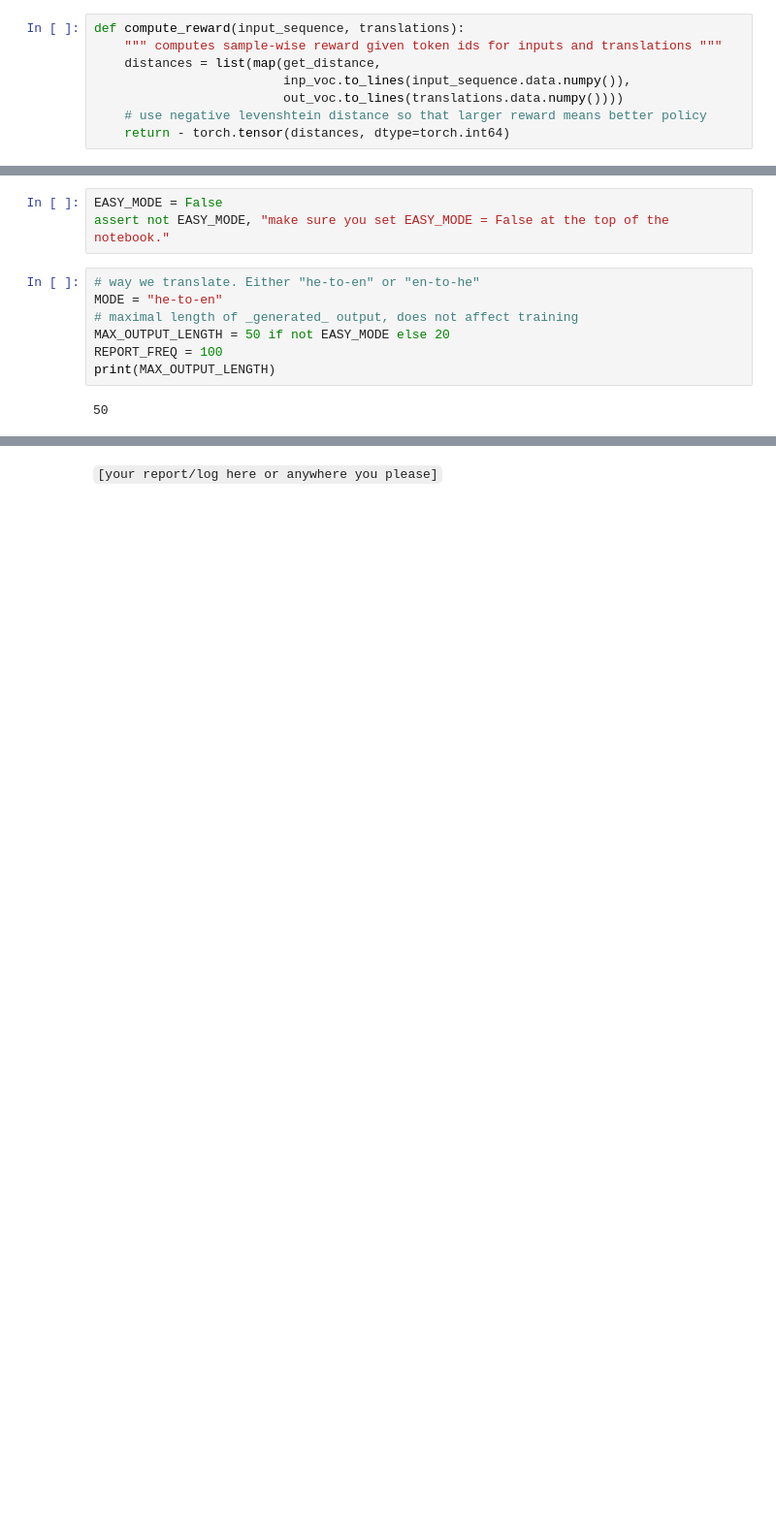
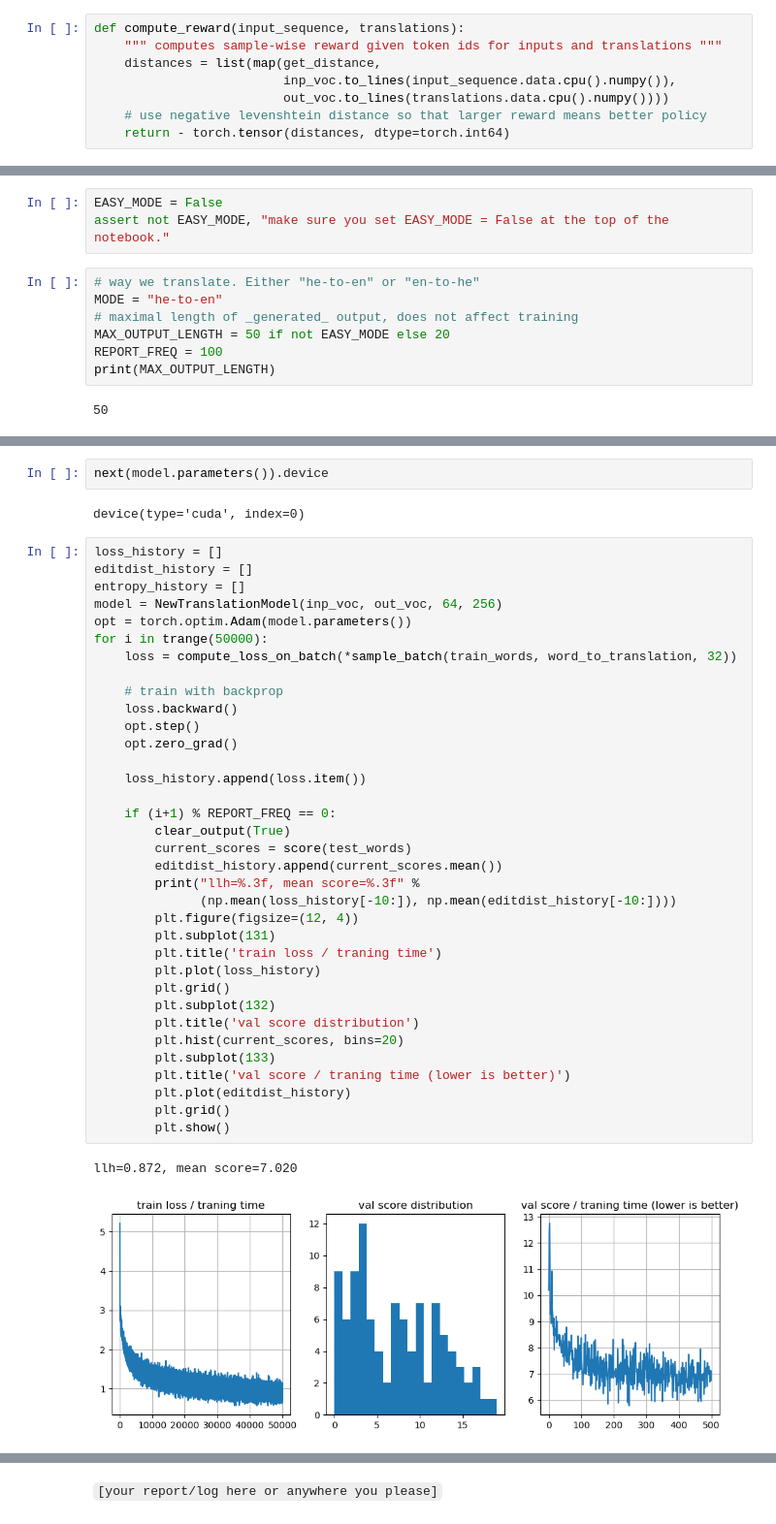
Before and after one commit to g0djan/Practical_RL, a Jupyter notebook: week07_seq2seq/practice_torch.ipynb, the cells around one changed output, grey strips where cells are left out. Shown at 97% size. Saved outputs shown, nothing was run; the diff lists cells and outputs as text; blank space fills up the shorter version.

Commit message:
week7 skeleton for lstm model

```diff
--- a/week07_seq2seq/practice_torch.ipynb
+++ b/week07_seq2seq/practice_torch.ipynb
@@ -501,8 +520,8 @@ Luckily, we already obtained the required outputs: `model.greedy_translations, m
 def compute_reward(input_sequence, translations):
     """ computes sample-wise reward given token ids for inputs and translations """
     distances = list(map(get_distance,
-                         inp_voc.to_lines(input_sequence.data.numpy()),
-                         out_voc.to_lines(translations.data.numpy())))
+                         inp_voc.to_lines(input_sequence.data.cpu().numpy()),
+                         out_voc.to_lines(translations.data.cpu().numpy())))
     # use negative levenshtein distance so that larger reward means better policy
     return - torch.tensor(distances, dtype=torch.int64)
 # %%
@@ -794,0 +905,42 @@ class NewTranslationModel(BasicTranslationModel):
+# %%
+next(model.parameters()).device
+# %% [output]
+device(type='cuda', index=0)
+# %%
+loss_history = []
+editdist_history = []
+entropy_history = []
+model = NewTranslationModel(inp_voc, out_voc, 64, 256)
+opt = torch.optim.Adam(model.parameters())
+for i in trange(50000):
+    loss = compute_loss_on_batch(*sample_batch(train_words, word_to_translation, 32))
+
+    # train with backprop
+    loss.backward()
+    opt.step()
+    opt.zero_grad()
+
+    loss_history.append(loss.item())
+
+    if (i+1) % REPORT_FREQ == 0:
+        clear_output(True)
+        current_scores = score(test_words)
+        editdist_history.append(current_scores.mean())
+        print("llh=%.3f, mean score=%.3f" %
+              (np.mean(loss_history[-10:]), np.mean(editdist_history[-10:])))
+        plt.figure(figsize=(12, 4))
+        plt.subplot(131)
+        plt.title('train loss / traning time')
+        plt.plot(loss_history)
+        plt.grid()
+        plt.subplot(132)
+        plt.title('val score distribution')
+        plt.hist(current_scores, bins=20)
+        plt.subplot(133)
+        plt.title('val score / traning time (lower is better)')
+        plt.plot(editdist_history)
+        plt.grid()
+        plt.show()
+# %% [output]
+llh=0.872, mean score=7.020
+[figure, added]
```
Also changed, not shown: parts of 30 cells of this notebook, 2 other files.
